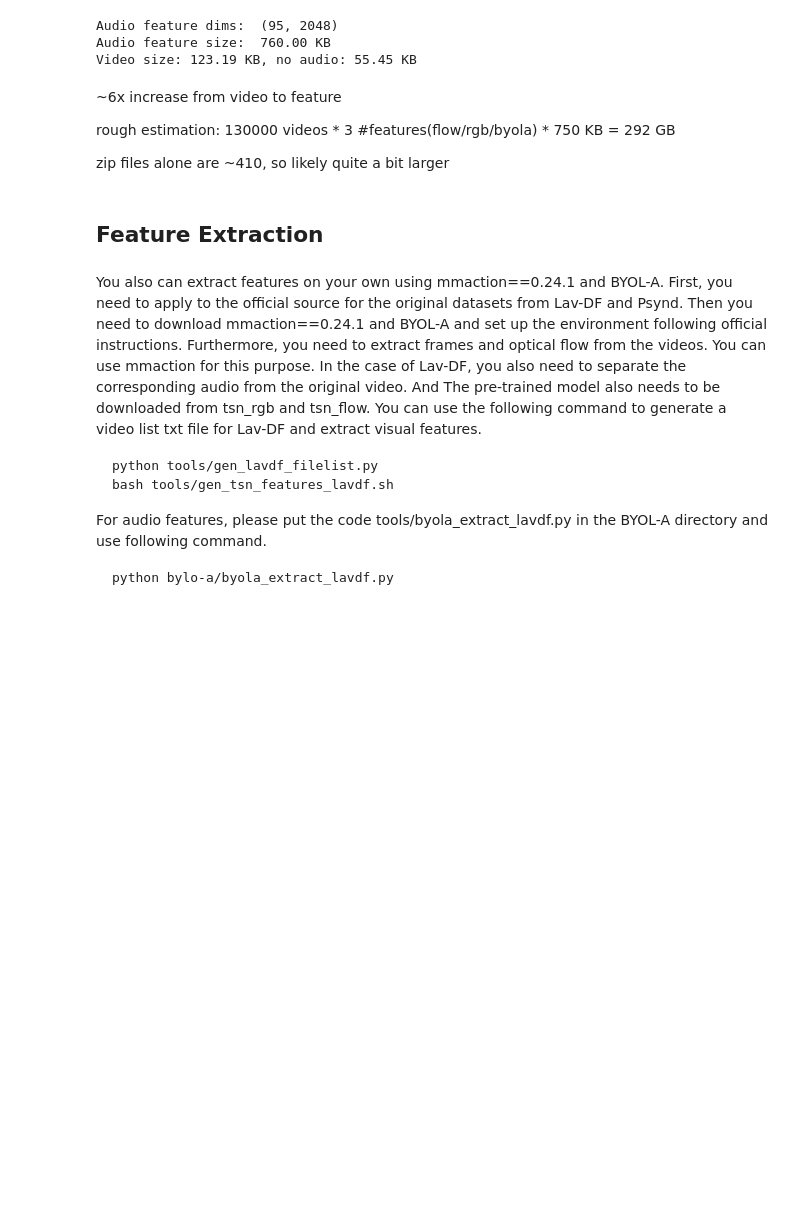
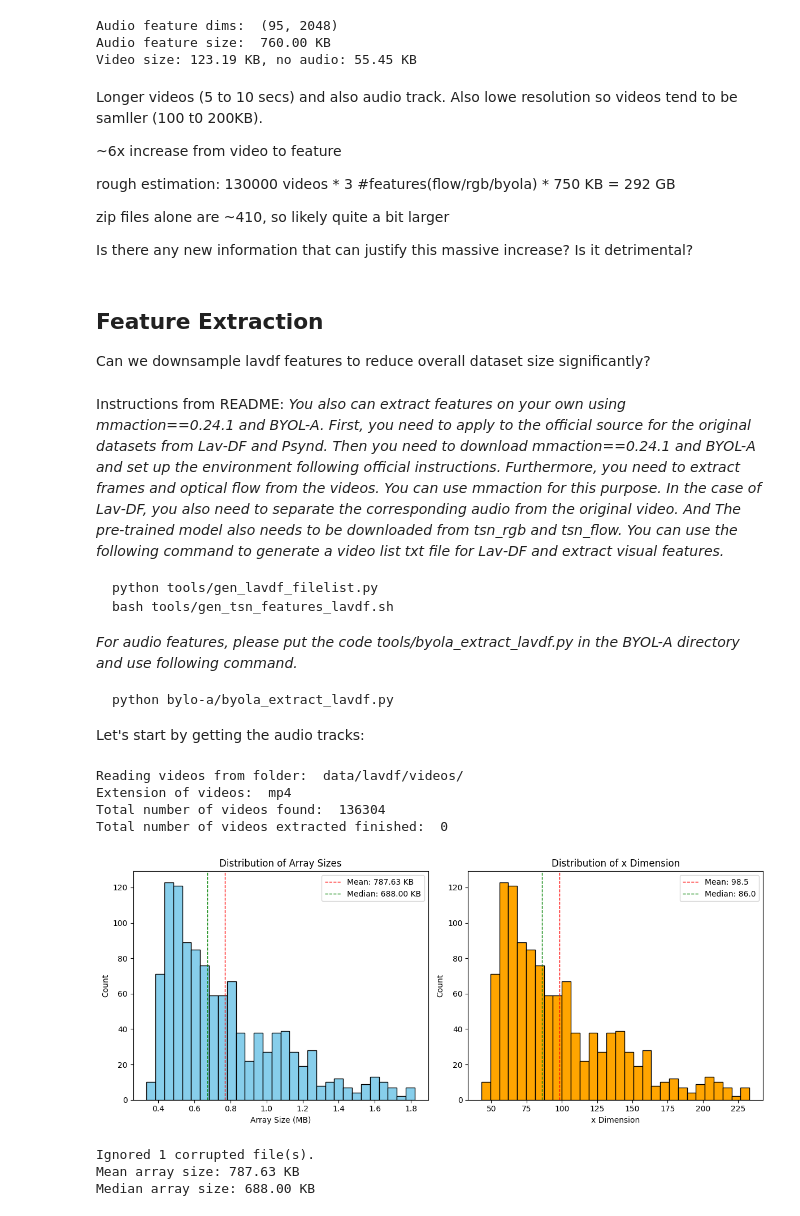
Before and after one commit to nebben15/UMMAFormerTest, a Jupyter notebook: test_stuff.ipynb, the cells around one changed output. Saved outputs shown, nothing was run; the diff lists cells and outputs as text; code cells hidden in the pictures; blank space fills up the shorter version.

Commit message:
added functionality to find good feature size for lavdf

````diff
--- a/test_stuff.ipynb
+++ b/test_stuff.ipynb
@@ -486,21 +490,52 @@ Audio feature dims:  (95, 2048)
 Audio feature size:  760.00 KB
 Video size: 123.19 KB, no audio: 55.45 KB
 # %% [markdown]
+Longer videos (5 to 10 secs) and also audio track. Also lowe resolution so videos tend to be samller (100 t0 200KB).
+
 ~6x increase from video to feature
 
 rough estimation: 130000 videos * 3 #features(flow/rgb/byola) * 750 KB = 292 GB
 
 zip files alone are ~410, so likely quite a bit larger
+
+Is there any new information that can justify this massive increase? Is it detrimental?
-# %% [markdown]
-## Feature Extraction
+# %% [markdown]
+## Feature Extraction
+Can we downsample lavdf features to reduce overall dataset size significantly?
 # %% [markdown]
-You also can extract features on your own using mmaction==0.24.1 and BYOL-A. First, you need to apply to the official source for the original datasets from Lav-DF and Psynd. Then you need to download mmaction==0.24.1 and BYOL-A and set up the environment following official instructions. Furthermore, you need to extract frames and optical flow from the videos. You can use mmaction for this purpose. In the case of Lav-DF, you also need to separate the corresponding audio from the original video. And The pre-trained model also needs to be downloaded from tsn_rgb and tsn_flow. You can use the following command to generate a video list txt file for Lav-DF and extract visual features.
+Instructions from README:
+*You also can extract features on your own using mmaction==0.24.1 and BYOL-A. First, you need to apply to the official source for the original datasets from Lav-DF and Psynd. Then you need to download mmaction==0.24.1 and BYOL-A and set up the environment following official instructions. Furthermore, you need to extract frames and optical flow from the videos. You can use mmaction for this purpose. In the case of Lav-DF, you also need to separate the corresponding audio from the original video. And The pre-trained model also needs to be downloaded from tsn_rgb and tsn_flow. You can use the following command to generate a video list txt file for Lav-DF and extract visual features.*
 
 ```
 python tools/gen_lavdf_filelist.py
 bash tools/gen_tsn_features_lavdf.sh
 ```
-For audio features, please put the code tools/byola_extract_lavdf.py in the BYOL-A directory and use following command.
+*For audio features, please put the code tools/byola_extract_lavdf.py in the BYOL-A directory and use following command.*
 ```
 python bylo-a/byola_extract_lavdf.py
 ```
+
+Let's start by getting the audio tracks:
+# %%
+extract_args = argparse.Namespace(
+    root='data/lavdf/videos/',
+    dst_root='data/lavdf/audio/',
+    level=2,
+    ext='mp4',
+    num_workers=12
+)
+#extract_audio.run(extract_args)
+# %% [output]
+Reading videos from folder:  data/lavdf/videos/
+Extension of videos:  mp4
+Total number of videos found:  136304
+Total number of videos extracted finished:  0
+# %%
+folder_path = 'data/lavdf/2048_feature_dim/byola/test'
+#tsf.count_array_dims(folder_path)
+dataset_stats = tsf.analyze_npy_folder(folder_path)
+# %% [output]
+[figure, added]
+Ignored 1 corrupted file(s).
+Mean array size: 787.63 KB
+Median array size: 688.00 KB
````
Also changed, not shown: parts of 5 cells of this notebook, 4 other files.
